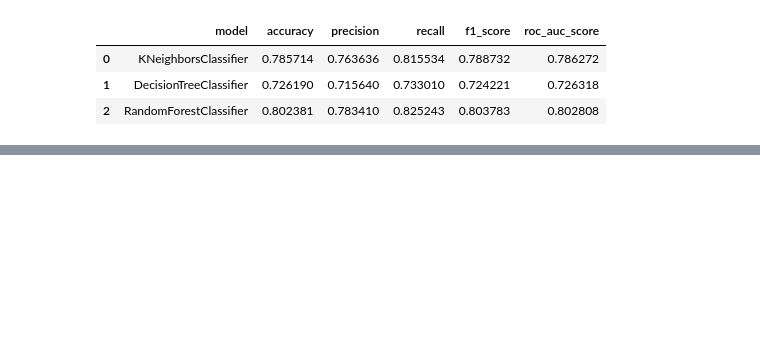
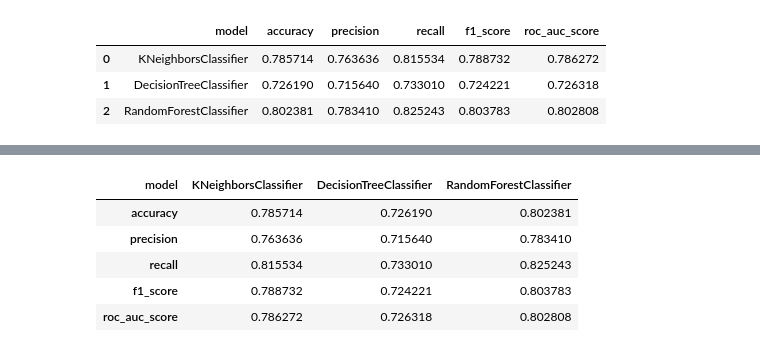
Before and after one commit to pabloing93/credit-scoring-prediction, a Jupyter notebook: evaluacion_modelos.ipynb, the cells around one changed output, grey strips where cells are left out. Saved outputs shown, nothing was run; the diff lists cells and outputs as text; code cells hidden in the pictures; blank space fills up the shorter version.

```diff
--- a/evaluacion_modelos.ipynb
+++ b/evaluacion_modelos.ipynb
@@ -10,0 +33,9 @@ scores
+# %%
+results_df
+# %% [output]
+| model | KNeighborsClassifier | DecisionTreeClassifier | RandomForestClassifier |
+| accuracy | 0.785714 | 0.726190 | 0.802381 |
+| precision | 0.763636 | 0.715640 | 0.783410 |
+| recall | 0.815534 | 0.733010 | 0.825243 |
+| f1_score | 0.788732 | 0.724221 | 0.803783 |
+| roc_auc_score | 0.786272 | 0.726318 | 0.802808 |
```
Also changed, not shown: parts of 2 cells of this notebook.
